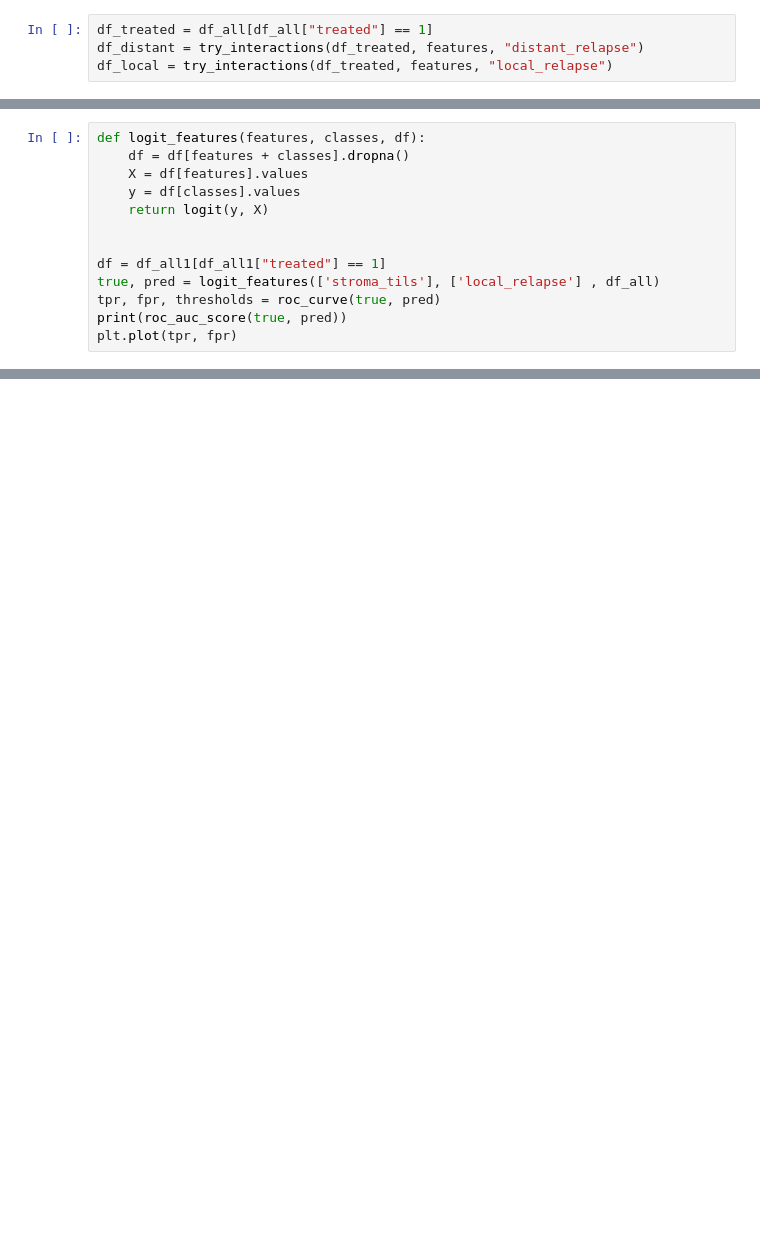
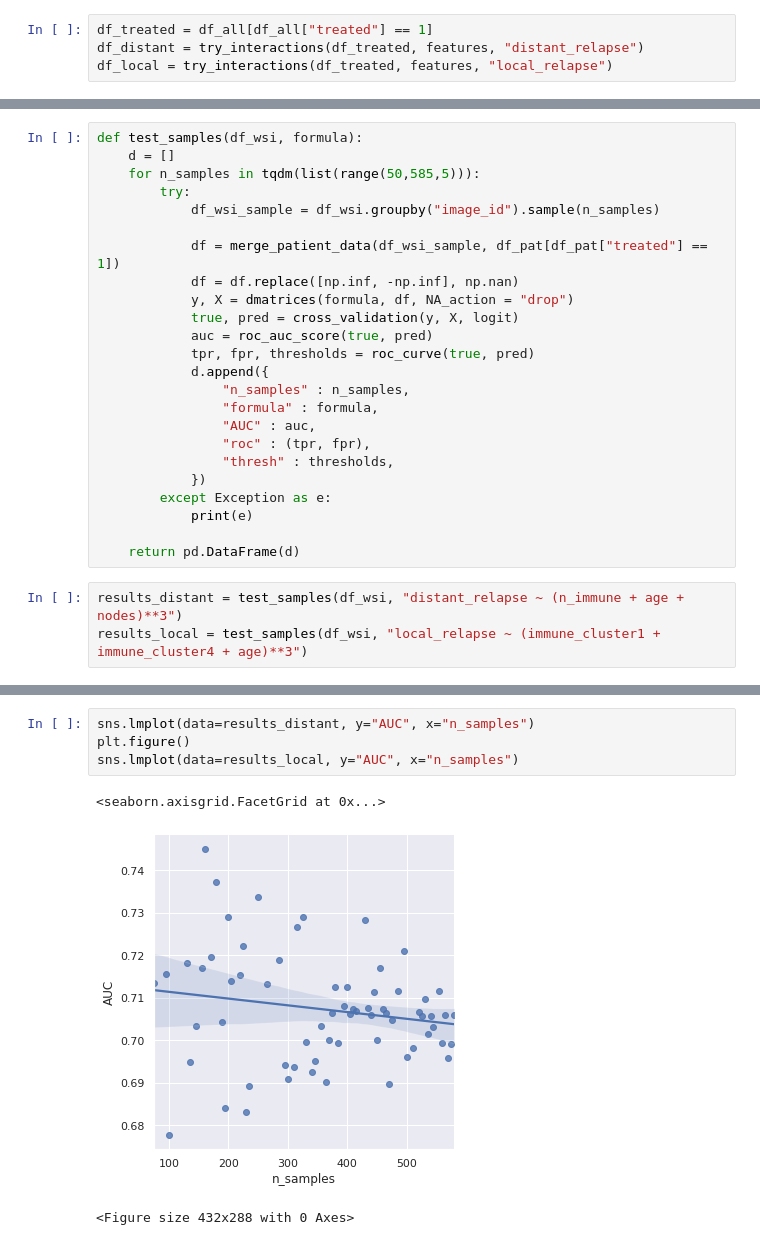
Before and after one commit to karvla/histosnet, a Jupyter notebook: notebooks/5. Investigating Survival.ipynb, the cells around one changed output, grey strips where cells are left out. Saved outputs shown, nothing was run; the diff lists cells and outputs as text; blank space fills up the shorter version.

Commit message:
feat: analyse sample size vs auc

```diff
--- a/notebooks/5. Investigating Survival.ipynb
+++ b/notebooks/5. Investigating Survival.ipynb
@@ -396,13 +389,0 @@ plt.legend()
-# %%
-def logit_features(features, classes, df):
-    df = df[features + classes].dropna()
-    X = df[features].values
-    y = df[classes].values
-    return logit(y, X)
-
-
-df = df_all1[df_all1["treated"] == 1]
-true, pred = logit_features(['stroma_tils'], ['local_relapse'] , df_all)
-tpr, fpr, thresholds = roc_curve(true, pred)
-print(roc_auc_score(true, pred))
-plt.plot(tpr, fpr)
@@ -460,0 +390,27 @@ df_ttest.iloc[:10]
+# %%
+def test_samples(df_wsi, formula):
+    d = []
+    for n_samples in tqdm(list(range(50,585,5))):
+        try:
+            df_wsi_sample = df_wsi.groupby("image_id").sample(n_samples)
+
+            df = merge_patient_data(df_wsi_sample, df_pat[df_pat["treated"] == 1])
+            df = df.replace([np.inf, -np.inf], np.nan)
+            y, X = dmatrices(formula, df, NA_action = "drop")
+            true, pred = cross_validation(y, X, logit)
+            auc = roc_auc_score(true, pred)
+            tpr, fpr, thresholds = roc_curve(true, pred)
+            d.append({
+                "n_samples" : n_samples,
+                "formula" : formula,
+                "AUC" : auc,
+                "roc" : (tpr, fpr),
+                "thresh" : thresholds,
+            })
+        except Exception as e:
+            print(e)
+
+    return pd.DataFrame(d)
+# %%
+results_distant = test_samples(df_wsi, "distant_relapse ~ (n_immune + age + nodes)**3")
+results_local = test_samples(df_wsi, "local_relapse ~ (immune_cluster1 + immune_cluster4 + age)**3")
@@ -460,0 +431,8 @@ df_ttest.iloc[:10]
+# %%
+sns.lmplot(data=results_distant, y="AUC", x="n_samples")
+plt.figure()
+sns.lmplot(data=results_local, y="AUC", x="n_samples")
+# %% [output]
+<seaborn.axisgrid.FacetGrid at 0x...>
+[figure, added]
+<Figure size 432x288 with 0 Axes>
```
Also changed, not shown: parts of 20 cells of this notebook.
